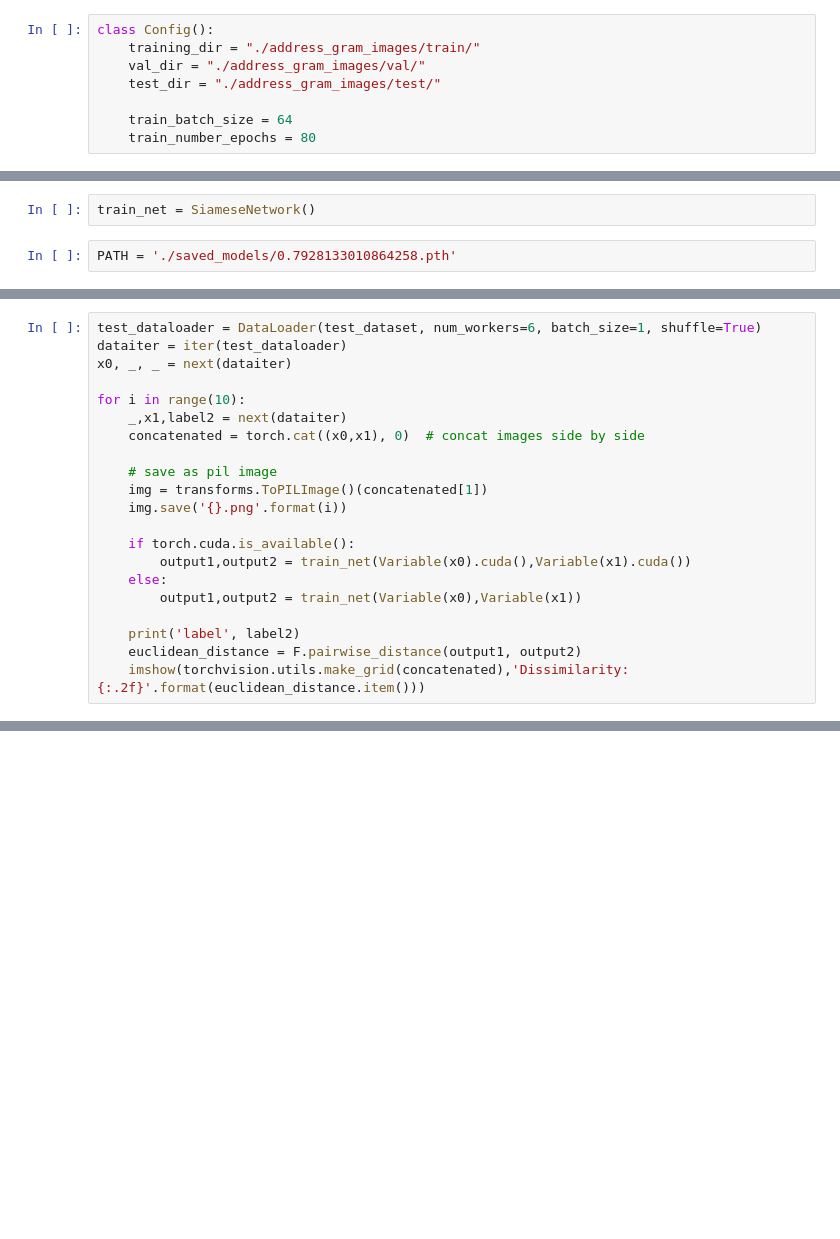
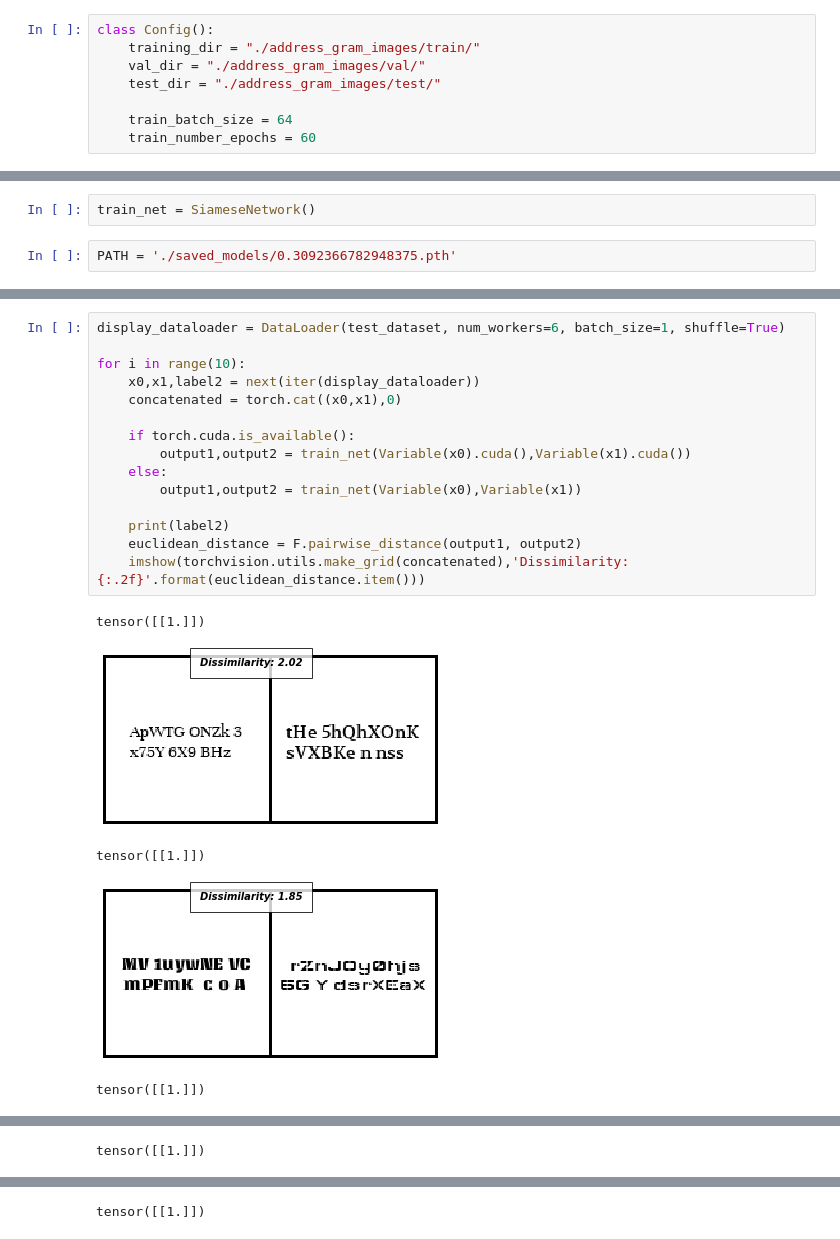
Before and after one commit to exnx/Facial-Similarity-with-Siamese-Networks-in-Pytorch, a Jupyter notebook: Siamese-networks-medium.ipynb, the cells around one changed output, grey strips where cells are left out. Cells and saved outputs as stored; diff of their text form; blank space fills up the shorter version.

Commit message:
added another training run

```diff
--- a/Siamese-networks-medium.ipynb
+++ b/Siamese-networks-medium.ipynb
@@ -56,7 +56,7 @@ class Config():
     test_dir = "./address_gram_images/test/"
 
     train_batch_size = 64
-    train_number_epochs = 80
+    train_number_epochs = 60
 # %% [markdown]
 ## Custom Dataset Class
 This dataset generates a pair of images. 0 for geniune pair and 1 for imposter pair
@@ -304,6 +321,6 @@ show_plot(train_losses, val_losses)
 # %%
 train_net = SiameseNetwork()
 # %%
-PATH = './saved_models/0.7928133010864258.pth'
+PATH = './saved_models/0.3092366782948375.pth'
 # %%
 train_net.load_state_dict(torch.load(PATH))
@@ -312,21 +331,21 @@ train_net.load_state_dict(torch.load(PATH))
 # %%
-test_dataloader = DataLoader(test_dataset, num_workers=6, batch_size=1, shuffle=True)
-dataiter = iter(test_dataloader)
-x0, _, _ = next(dataiter)
+display_dataloader = DataLoader(test_dataset, num_workers=6, batch_size=1, shuffle=True)
 
 for i in range(10):
-    _,x1,label2 = next(dataiter)
-    concatenated = torch.cat((x0,x1), 0)  # concat images side by side
-
-    # save as pil image
-    img = transforms.ToPILImage()(concatenated[1])
-    img.save('{}.png'.format(i))
+    x0,x1,label2 = next(iter(display_dataloader))
+    concatenated = torch.cat((x0,x1),0)
 
     if torch.cuda.is_available():
         output1,output2 = train_net(Variable(x0).cuda(),Variable(x1).cuda())
     else:
         output1,output2 = train_net(Variable(x0),Variable(x1))
 
-    print('label', label2)
+    print(label2)
     euclidean_distance = F.pairwise_distance(output1, output2)
     imshow(torchvision.utils.make_grid(concatenated),'Dissimilarity: {:.2f}'.format(euclidean_distance.item()))
+# %% [output]
+tensor([[1.]])
+[figure, added]
+tensor([[1.]])
+[figure, added]
+tensor([[1.]])
@@ -332,0 +353 @@ for i in range(10):
+tensor([[1.]])
@@ -332,0 +355 @@ for i in range(10):
+tensor([[1.]])
```
Also changed, not shown: parts of 13 cells of this notebook, 17 other files.
